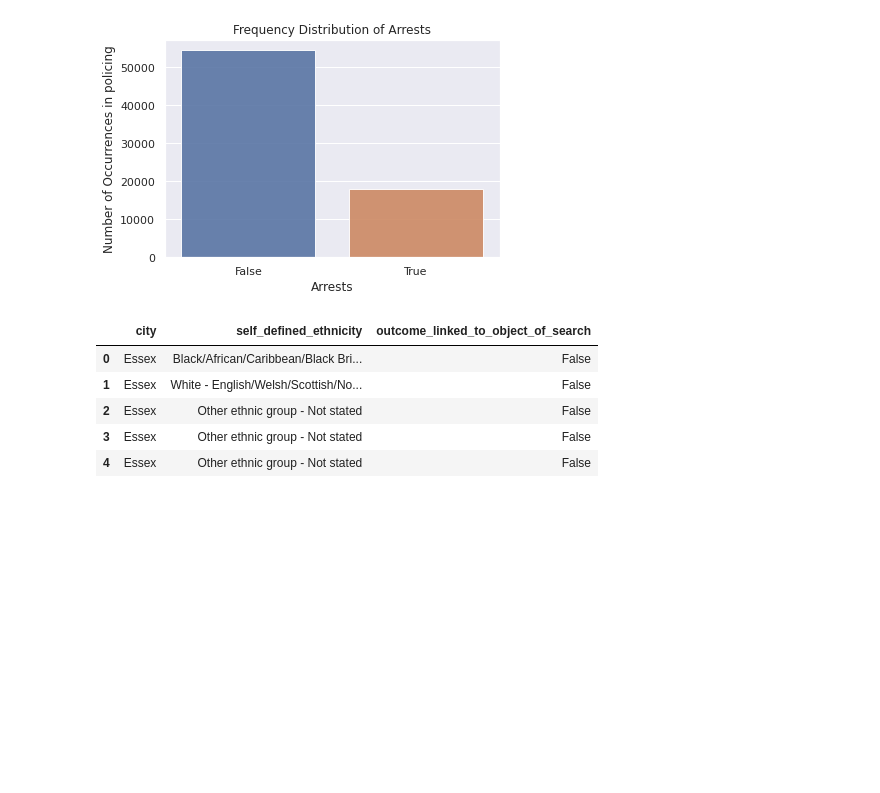
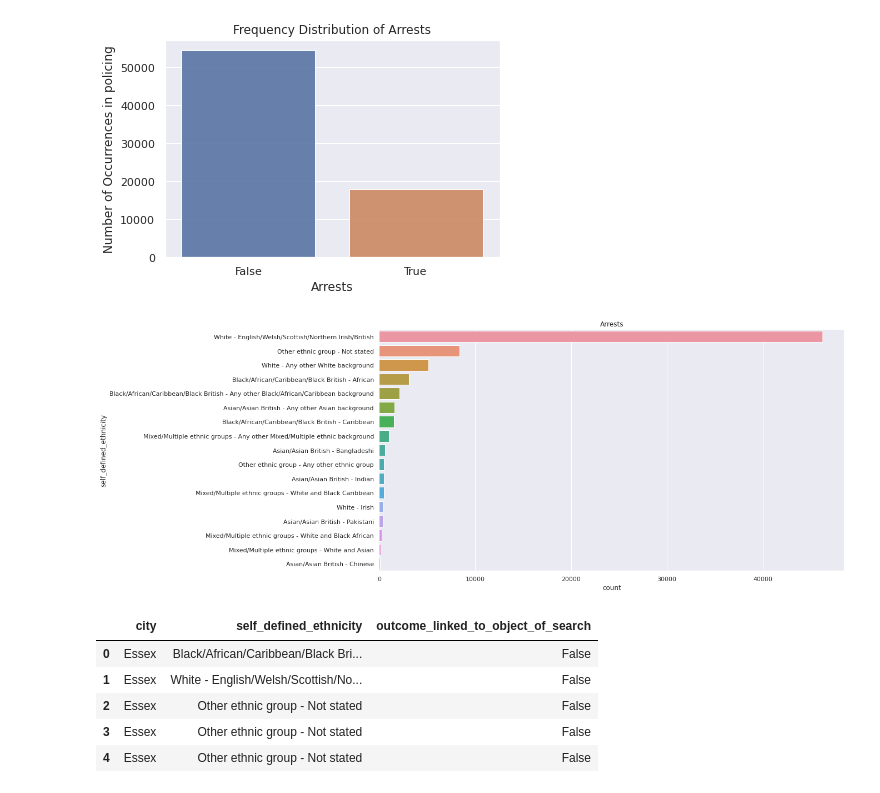
Before and after one commit to ah20776/CE888---Assignment, a Jupyter notebook: Ethnicity in UK Policing/newbias.ipynb, the cells around one changed output. Saved outputs shown, nothing was run; the diff lists cells and outputs as text; code cells hidden in the pictures; blank space fills up the shorter version.

```diff
--- a/Ethnicity in UK Policing/newbias.ipynb
+++ b/Ethnicity in UK Policing/newbias.ipynb
@@ -404,6 +404,14 @@ plt.xlabel('Arrests', fontsize=12)
 plt.show()
 # %% [output]
 [figure]
+# %%
+plt.figure(figsize=(15, 8))
+ax = sns.countplot(y='self_defined_ethnicity', data=data,
+                   order = data.self_defined_ethnicity.value_counts().iloc[:20].index)
+plt.title('Arrests')
+plt.show()
+# %% [output]
+[figure, added]
 # %%
 one = data[['city','self_defined_ethnicity','outcome_linked_to_object_of_search']]
 one.head()
```
Also changed, not shown: parts of 1 cell of this notebook.
